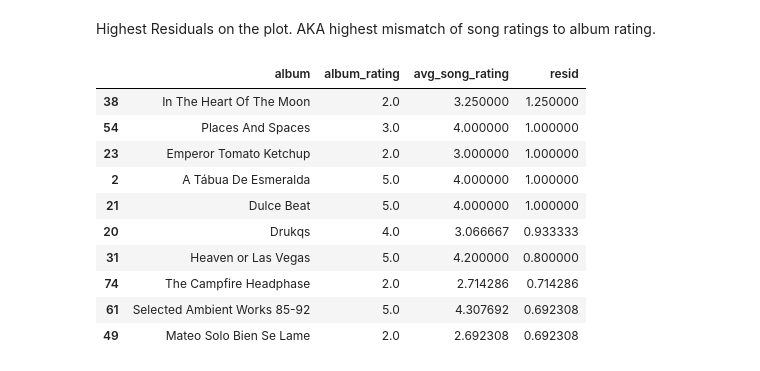
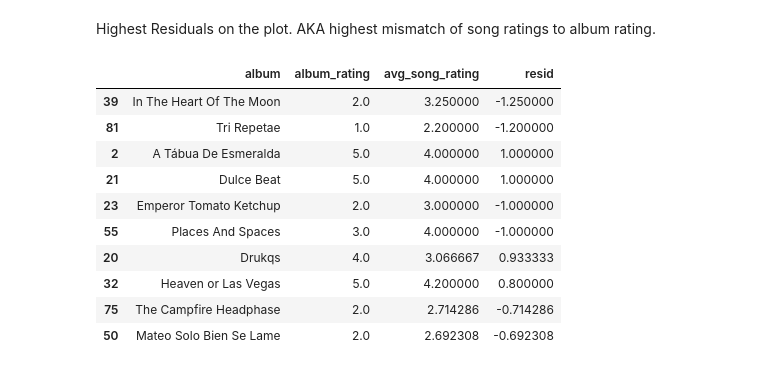
Before and after one commit to osvalentino/album_review, a Jupyter notebook: album_review.ipynb, the cells around one changed output. Cells and saved outputs as stored; diff of their text form; code cells hidden in the pictures.

```diff
--- a/album_review.ipynb
+++ b/album_review.ipynb
@@ -549,17 +556,17 @@ plt.tight_layout()
 # %% [markdown]
 Highest Residuals on the plot. AKA highest mismatch of song ratings to album rating.
 # %%
-rating_plot['resid'] = abs(rating_plot['album_rating'] - rating_plot['avg_song_rating'])
-rating_plot.sort_values(by = 'resid', ascending=False)[:10]
+rating_plot['resid'] = rating_plot['album_rating'] - rating_plot['avg_song_rating']
+rating_plot.sort_values(by = 'resid', key = abs, ascending=False)[:10]
 # %% [output]
 |  | album | album_rating | avg_song_rating | resid |
-| 38 | In The Heart Of The Moon | 2.0 | 3.250000 | 1.250000 |
-| 54 | Places And Spaces | 3.0 | 4.000000 | 1.000000 |
-| 23 | Emperor Tomato Ketchup | 2.0 | 3.000000 | 1.000000 |
+| 39 | In The Heart Of The Moon | 2.0 | 3.250000 | -1.250000 |
+| 81 | Tri Repetae | 1.0 | 2.200000 | -1.200000 |
 | 2 | A Tábua De Esmeralda | 5.0 | 4.000000 | 1.000000 |
 | 21 | Dulce Beat | 5.0 | 4.000000 | 1.000000 |
+| 23 | Emperor Tomato Ketchup | 2.0 | 3.000000 | -1.000000 |
+| 55 | Places And Spaces | 3.0 | 4.000000 | -1.000000 |
 | 20 | Drukqs | 4.0 | 3.066667 | 0.933333 |
-| 31 | Heaven or Las Vegas | 5.0 | 4.200000 | 0.800000 |
-| 74 | The Campfire Headphase | 2.0 | 2.714286 | 0.714286 |
-| 61 | Selected Ambient Works 85-92 | 5.0 | 4.307692 | 0.692308 |
-| 49 | Mateo Solo Bien Se Lame | 2.0 | 2.692308 | 0.692308 |
+| 32 | Heaven or Las Vegas | 5.0 | 4.200000 | 0.800000 |
+| 75 | The Campfire Headphase | 2.0 | 2.714286 | -0.714286 |
+| 50 | Mateo Solo Bien Se Lame | 2.0 | 2.692308 | -0.692308 |
```
Also changed, not shown: parts of 17 cells of this notebook, 2 other files.
